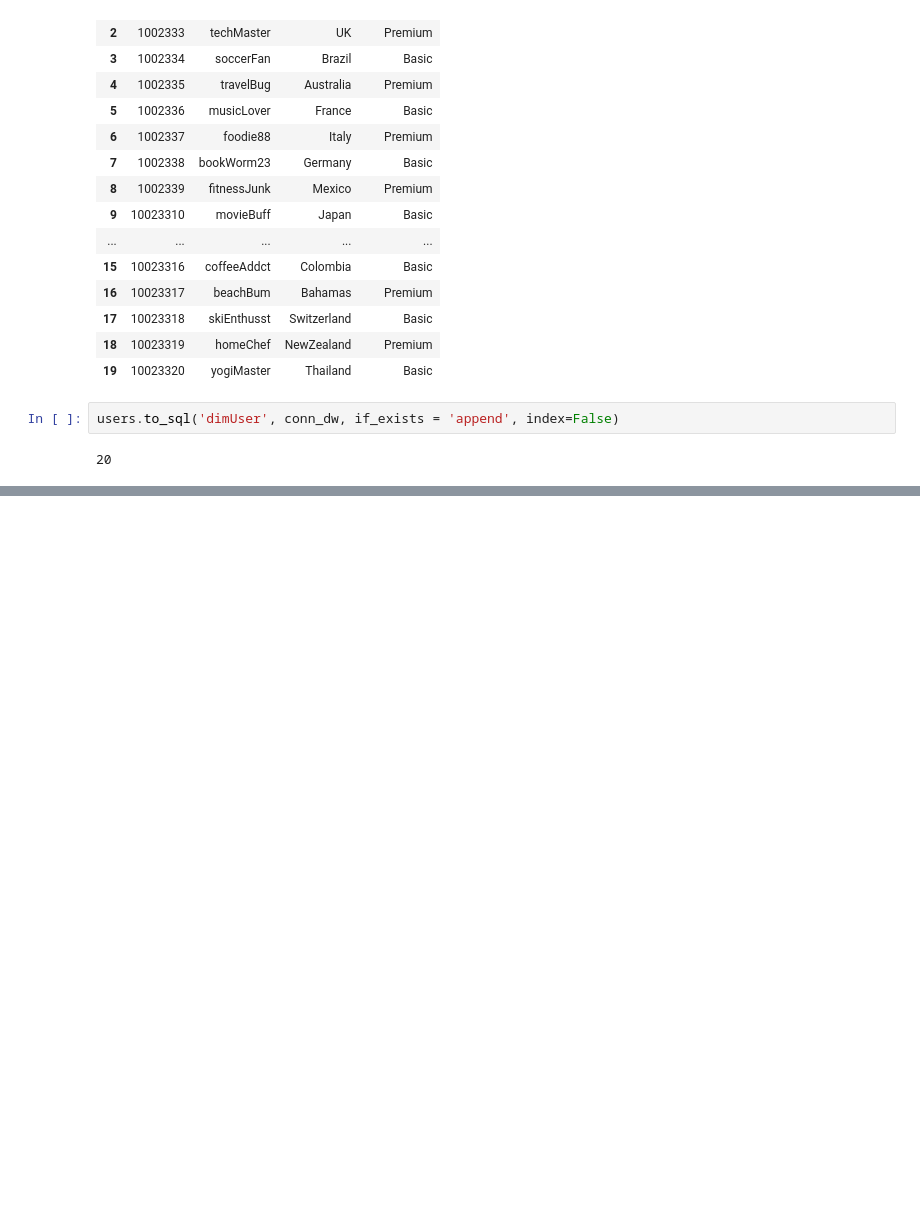
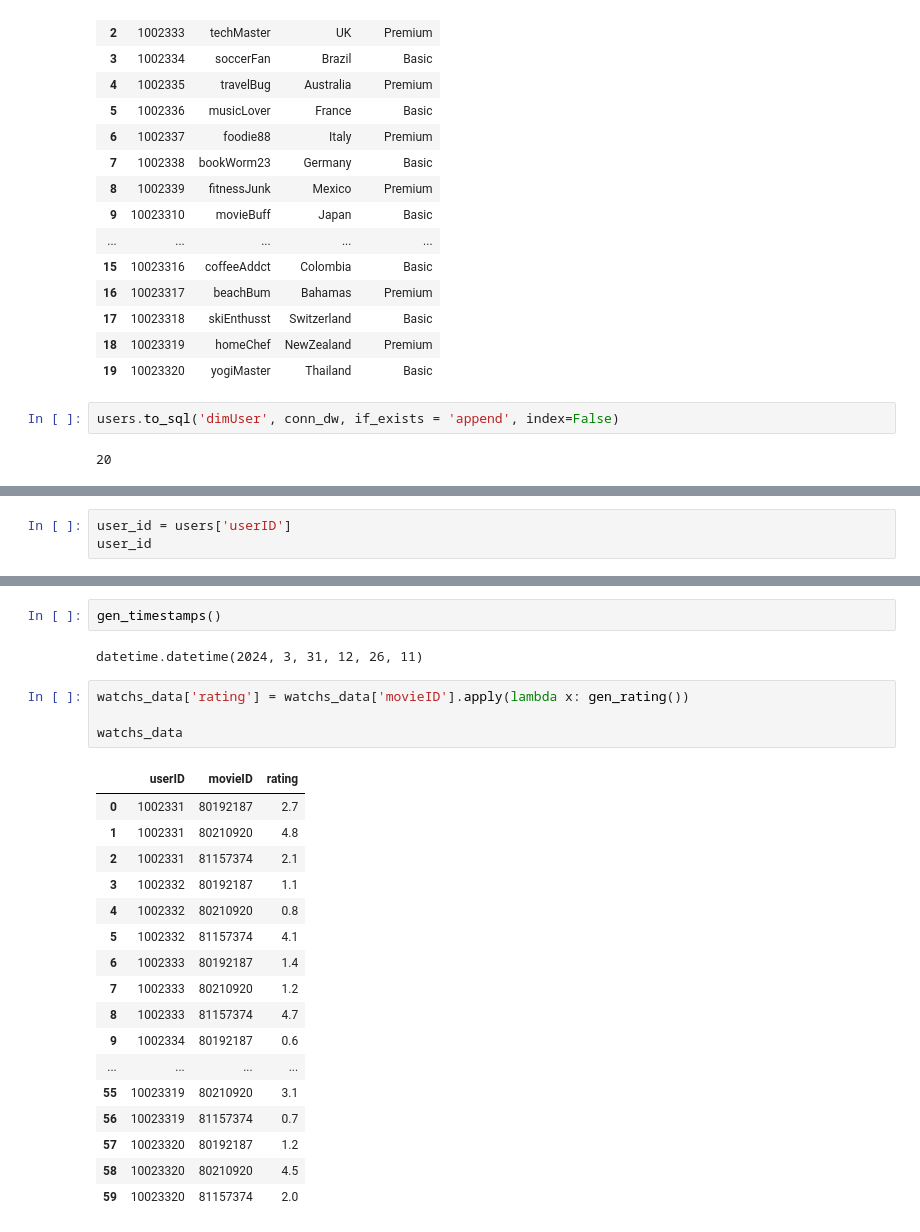
Before and after one commit to cgabrielcp/AnalisisDeDatos31, a Jupyter notebook: Sesion3/ETL/ETL.ipynb, the cells around one changed output, grey strips where cells are left out. Drawn from its saved outputs; the diff is of its cells as text; blank space fills up the shorter version.

```diff
--- a/Sesion3/ETL/ETL.ipynb
+++ b/Sesion3/ETL/ETL.ipynb
@@ -145,0 +148,3 @@ users.to_sql('dimUser', conn_dw, if_exists = 'append', index=False)
+# %%
+user_id = users['userID']
+user_id
@@ -145,0 +203,26 @@ users.to_sql('dimUser', conn_dw, if_exists = 'append', index=False)
+# %%
+gen_timestamps()
+# %% [output]
+datetime.datetime(2024, 3, 31, 12, 26, 11)
+# %%
+watchs_data['rating'] = watchs_data['movieID'].apply(lambda x: gen_rating())
+
+watchs_data
+# %% [output]
+|  | userID | movieID | rating |
+| 0 | 1002331 | 80192187 | 2.7 |
+| 1 | 1002331 | 80210920 | 4.8 |
+| 2 | 1002331 | 81157374 | 2.1 |
+| 3 | 1002332 | 80192187 | 1.1 |
+| 4 | 1002332 | 80210920 | 0.8 |
+| 5 | 1002332 | 81157374 | 4.1 |
+| 6 | 1002333 | 80192187 | 1.4 |
+| 7 | 1002333 | 80210920 | 1.2 |
+| 8 | 1002333 | 81157374 | 4.7 |
+| 9 | 1002334 | 80192187 | 0.6 |
+| ... | ... | ... | ... |
+| 55 | 10023319 | 80210920 | 3.1 |
+| 56 | 10023319 | 81157374 | 0.7 |
+| 57 | 10023320 | 80192187 | 1.2 |
+| 58 | 10023320 | 80210920 | 4.5 |
+| 59 | 10023320 | 81157374 | 2.0 |
```
Also changed, not shown: parts of 7 cells of this notebook.
